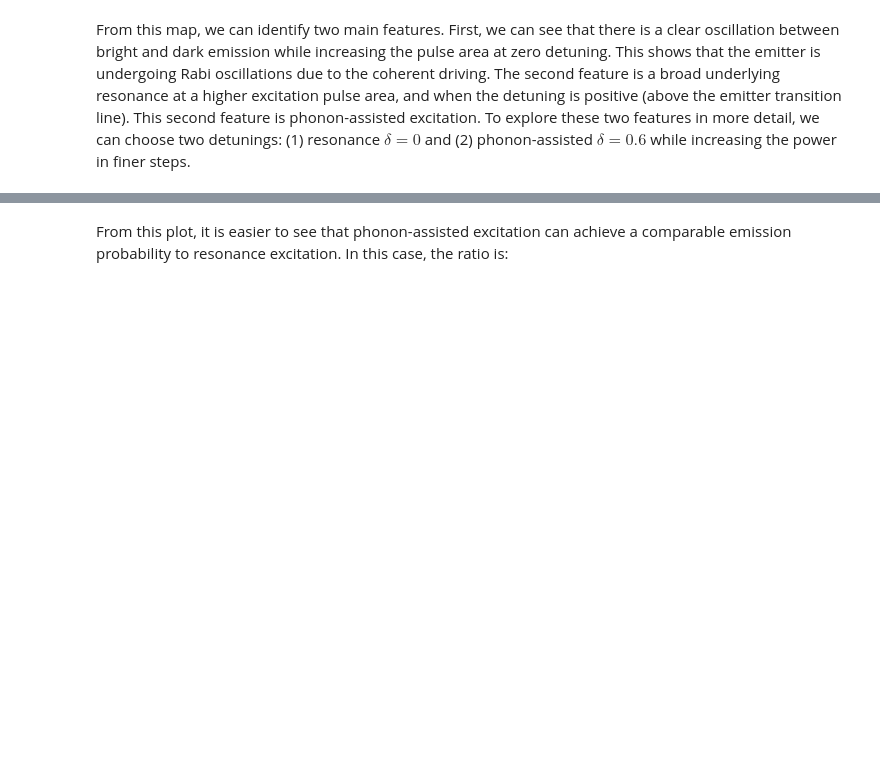
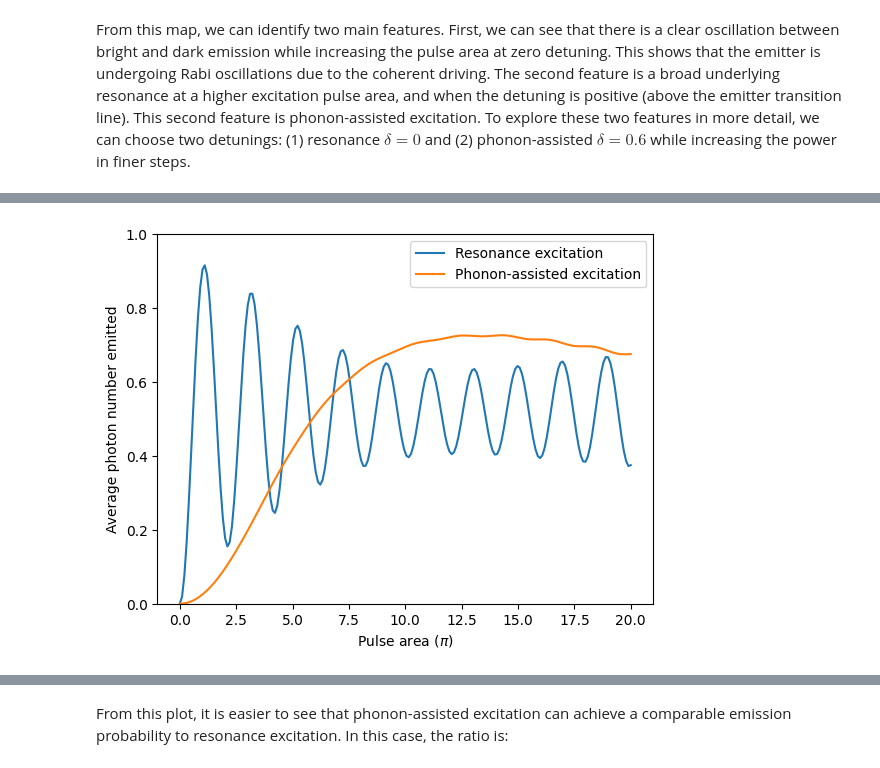
Before and after one commit to stephenwein/ZPGenerator, a Jupyter notebook: docs/source/notebooks/phonon_assisted_excitation.ipynb, the cells around one changed output, grey strips where cells are left out. Cells and saved outputs as stored; diff of their text form; code cells hidden in the pictures; blank space fills up the shorter version.

```diff
--- a/docs/source/notebooks/phonon_assisted_excitation.ipynb
+++ b/docs/source/notebooks/phonon_assisted_excitation.ipynb
@@ -113,11 +128,13 @@ KeyboardInterrupt:
 # %%
 plt.plot(areas, intensity_rf, label='Resonance excitation')
 plt.plot(areas, intensity_la, label='Phonon-assisted excitation')
 plt.ylabel("Average photon number emitted")
-plt.xlabel("Pulse area ($\pi$)")
+plt.xlabel(r"Pulse area ($\pi$)")
 plt.ylim([0, 1])
 plt.legend()
 plt.show()
+# %% [output]
+[figure, added]
 # %%
 source.photon_statistics(parameters=resonance_scan_parameters(0.6, {'emitter/area': 20 * np.pi}))
 # %% [output]
```
Also changed, not shown: parts of 10 cells of this notebook.
